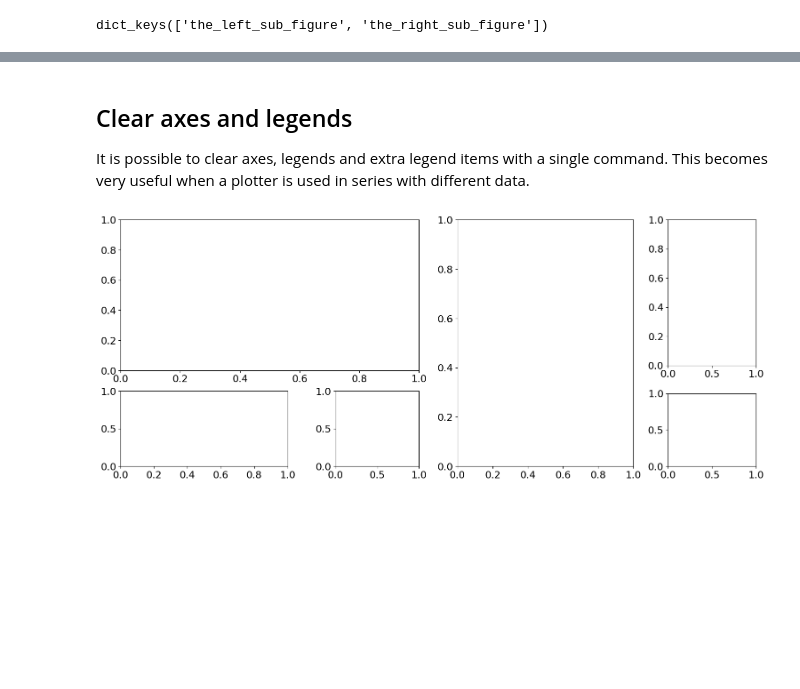
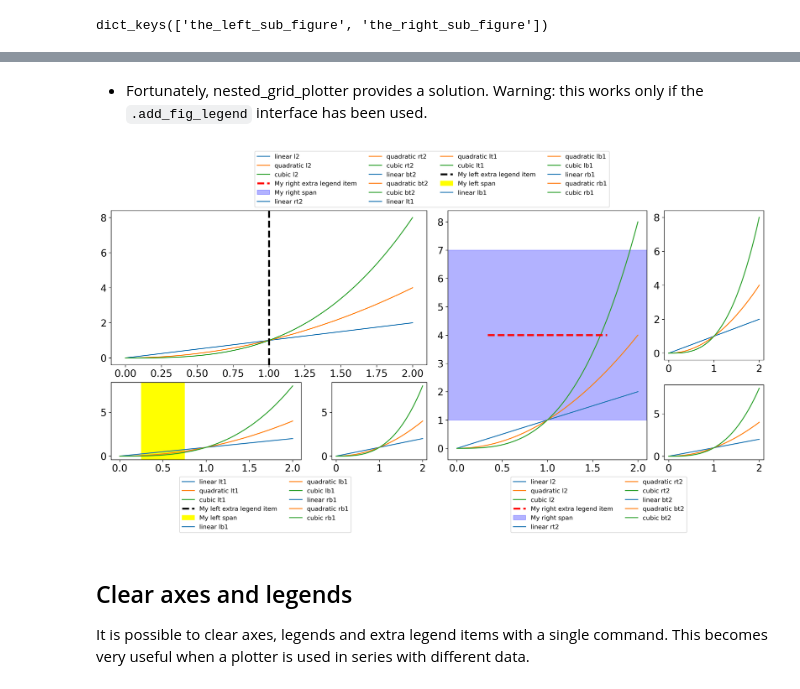
Before and after one commit to antoinecollet5/nested_grid_plotter, a Jupyter notebook: tutorials/basics.ipynb, the cells around one changed output, grey strips where cells are left out. Cells and saved outputs as stored; diff of their text form; code cells hidden in the pictures; blank space fills up the shorter version.

```diff
--- a/tutorials/basics.ipynb
+++ b/tutorials/basics.ipynb
@@ -551,9 +573,13 @@ dict_keys(['the_left_sub_figure', 'the_right_sub_figure'])
+# %% [markdown]
+- Fortunately, nested_grid_plotter provides a solution. Warning: this works only if the `.add_fig_legend` interface has been used.
+# %%
+save_path = Path(tmpdir.name).joinpath("tmp_correct.png")
+plotter.savefig(save_path)
+# showing the image
+Image(save_path)
+# %% [output]
+[figure, added]
 # %% [markdown]
 ## Clear axes and legends
 
 It is possible to clear axes, legends and extra legend items with a single command. This becomes very useful when a plotter is used in series with different data.
-# %%
-plotter.clear_all_axes()
-plotter.fig
-# %% [output]
-[figure, removed]
```
Also changed, not shown: parts of 22 cells of this notebook, 3 other files.
